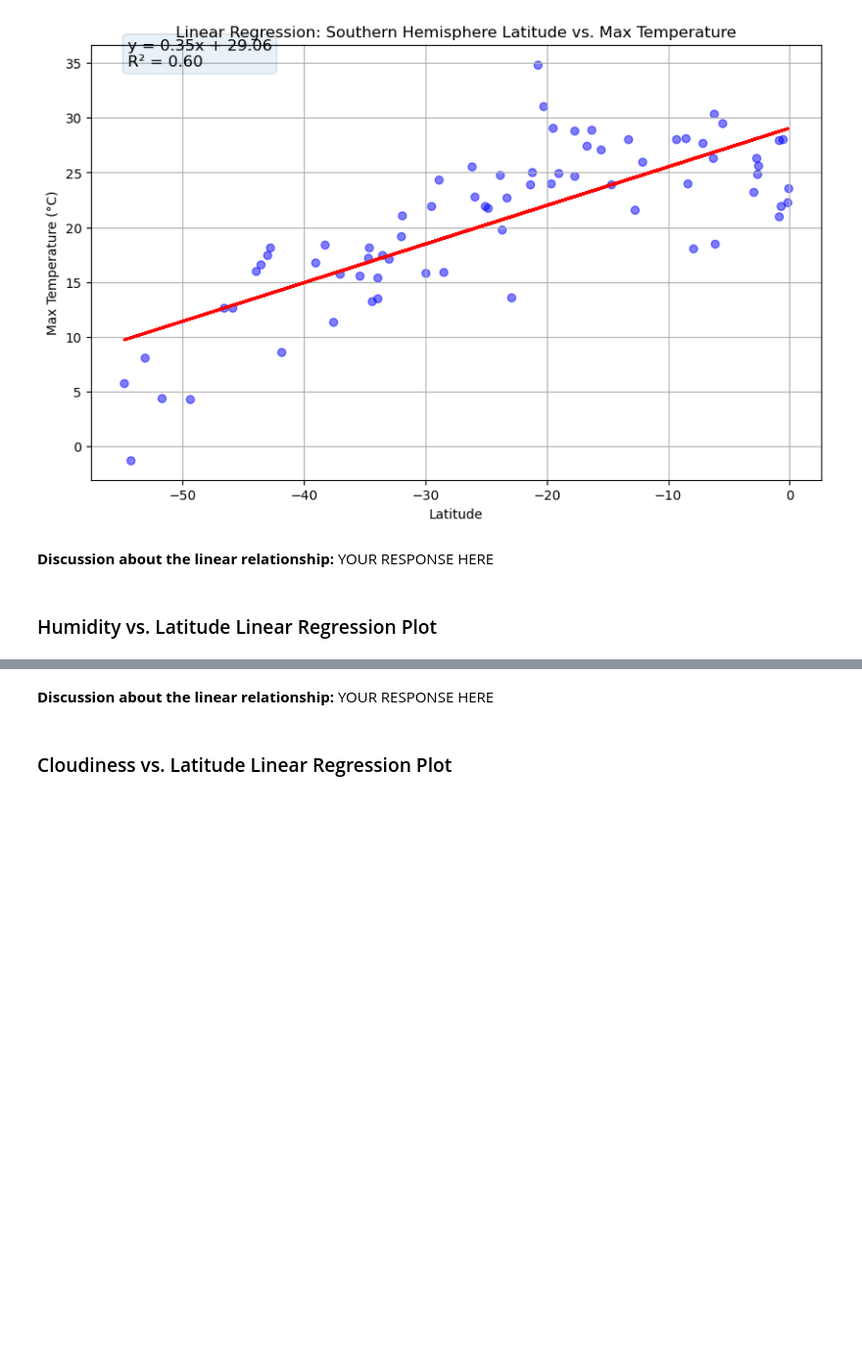
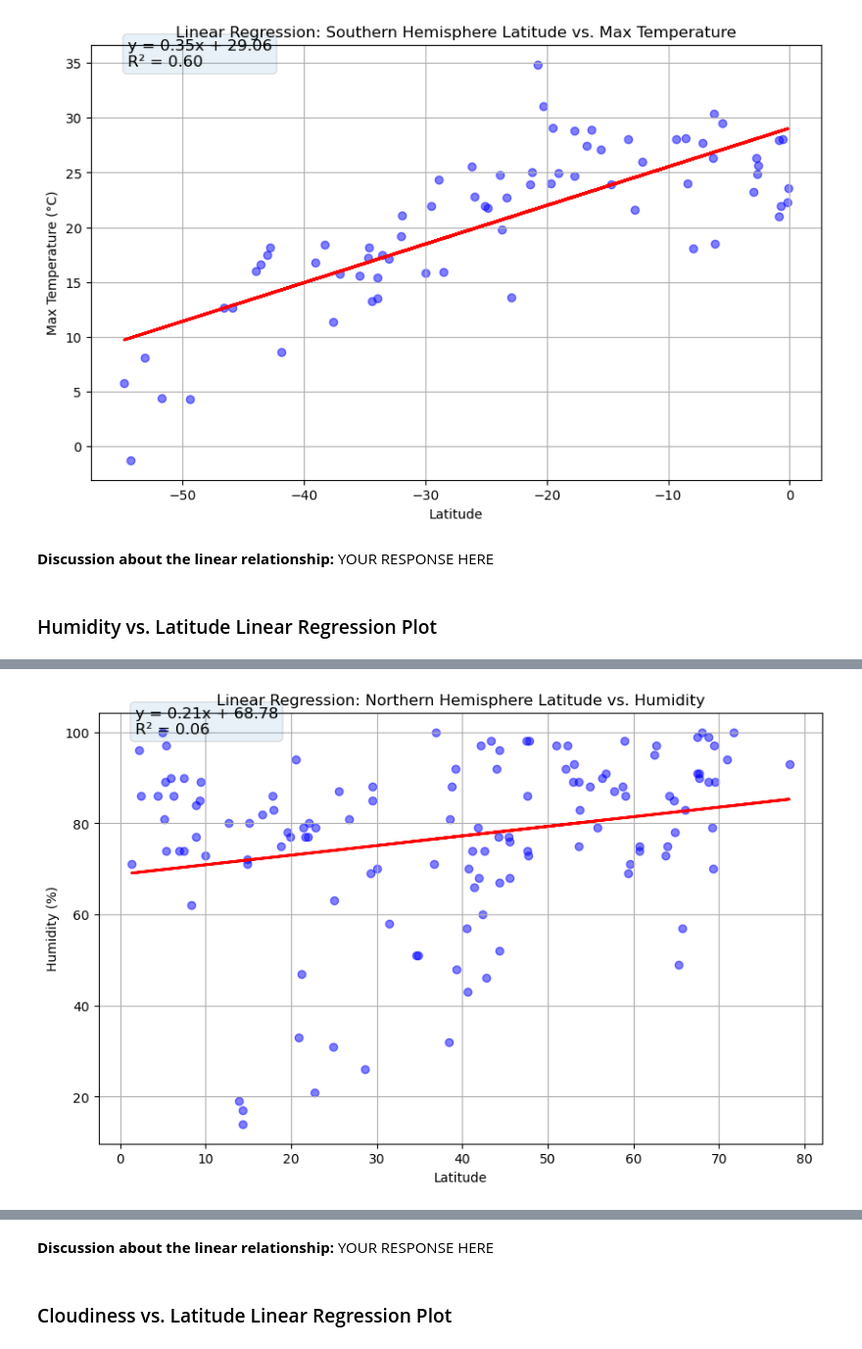
Before and after one commit to Kathyvng/python-api-challenge, a Jupyter notebook: WeatherPy/WeatherPy.ipynb, the cells around one changed output, grey strips where cells are left out. Shown at 98% size. Cells and saved outputs as stored; diff of their text form; code cells hidden in the pictures; blank space fills up the shorter version.

```diff
--- a/WeatherPy/WeatherPy.ipynb
+++ b/WeatherPy/WeatherPy.ipynb
@@ -377,0 +366,12 @@ The r^2-value is: 0.00014367159540169783
+# %%
+# Northern Hemisphere
+create_linear_regression_plot(
+    northern_hemi_df['Lat'],
+    northern_hemi_df['Humidity'],
+    'Latitude',
+    'Humidity (%)',
+    'Linear Regression: Northern Hemisphere Latitude vs. Humidity',
+    'output_data/Linear_Regression_NH_Humidity.png'
+)
+# %% [output]
+[figure, added]
```
Also changed, not shown: parts of 7 cells of this notebook, 6 other files.
